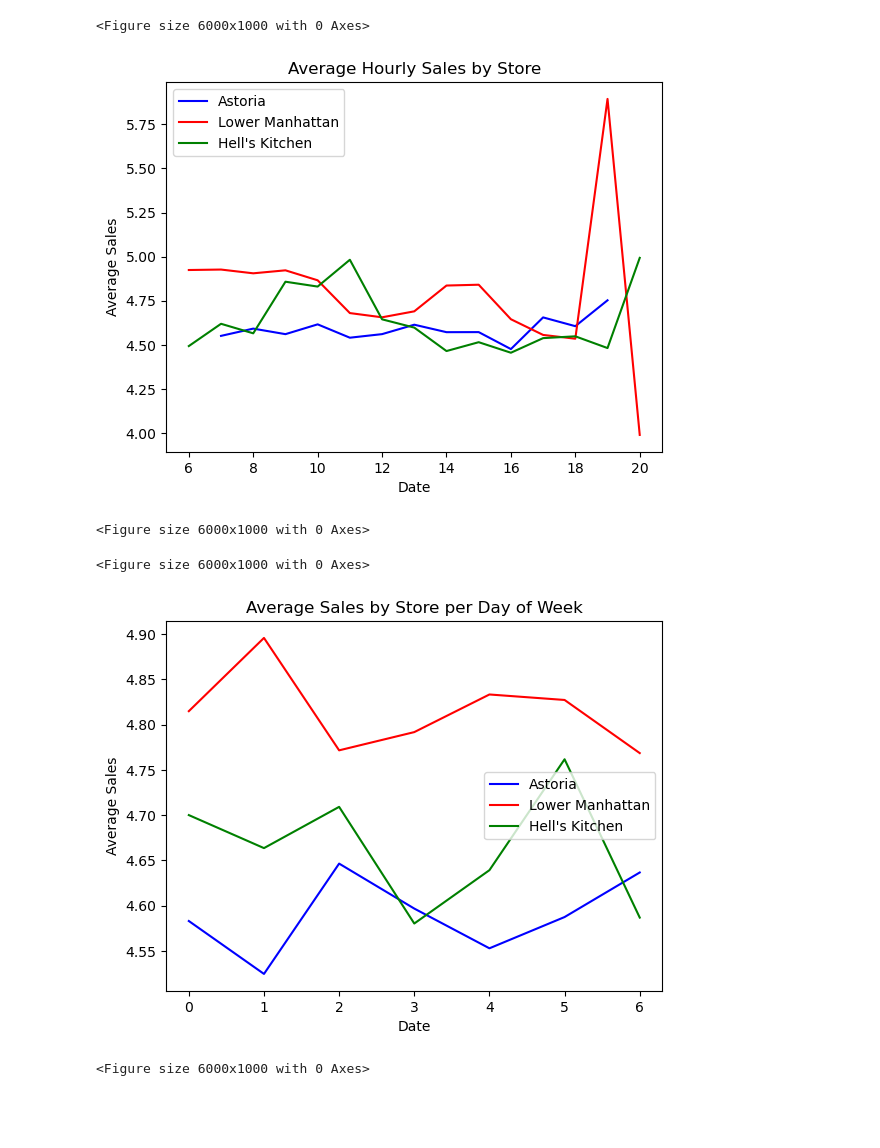
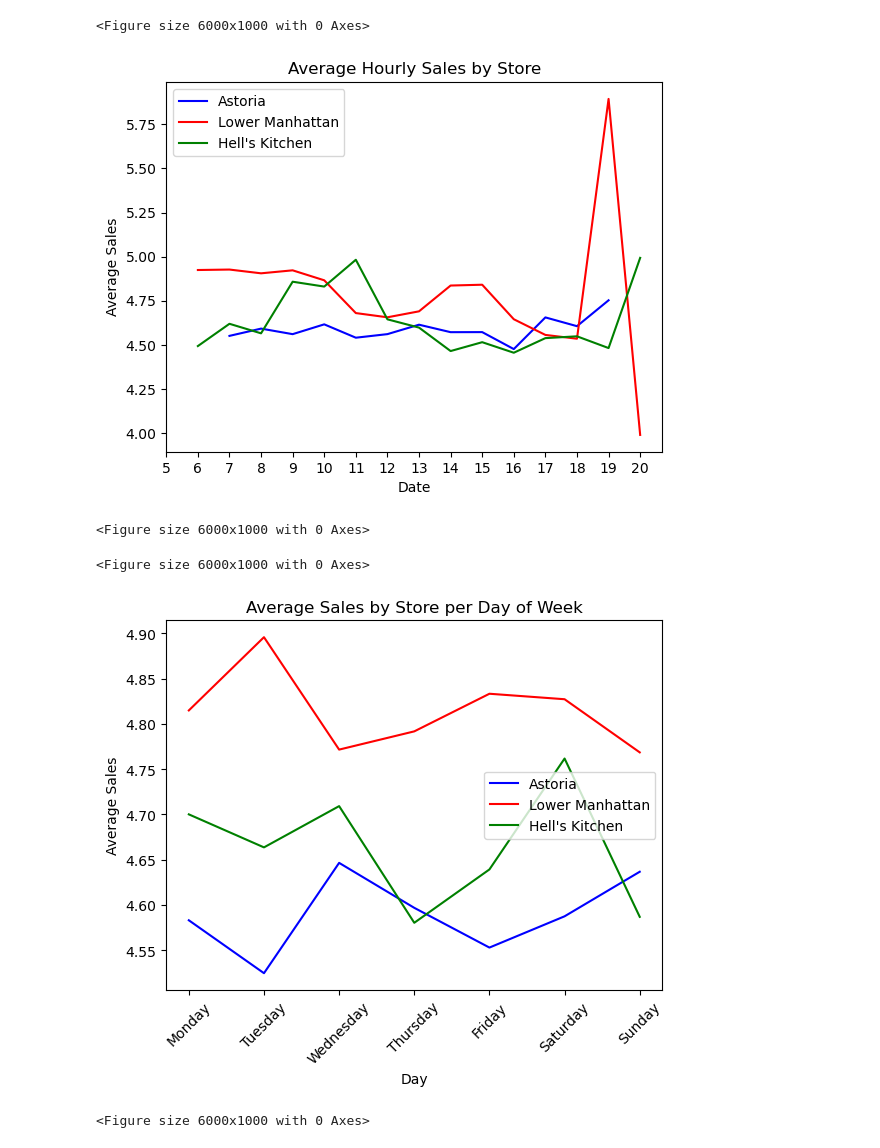
Before and after one commit to cedetraz96/Coffee_Crew, a Jupyter notebook: CoffeeShopAnalysis.ipynb, the cells around one changed output. Drawn from its saved outputs; the diff is of its cells as text; code cells hidden in the pictures; blank space fills up the shorter version.

Commit message:
Tweaks to initial charts

```diff
--- a/CoffeeShopAnalysis.ipynb
+++ b/CoffeeShopAnalysis.ipynb
@@ -214,6 +203,10 @@ plt.plot(store1_avgsales, label='Astoria', color='blue')
 plt.plot(store2_avgsales, label='Lower Manhattan', color='red')
 plt.plot(store3_avgsales, label="Hell's Kitchen", color='green')
 
+#Change the x axis to display hours as 12 hour time label starting at 6am and ending at 8pm
+plt.xticks(np.arange(5, 21, 1))
+
+
 plt.xlabel('Date')
 plt.ylabel('Average Sales')
 plt.title('Average Hourly Sales by Store')
@@ -222,25 +215,28 @@ plt.figure(figsize=(60,10))
 
 plt.show()
 # %% [output]
-[figure, old version]
+[figure, new version]
 <Figure size 6000x1000 with 0 Axes>
 # %%
 #Create a dataframe for each store's average sales using the custom function by day of week
 store1_avgsales = store1_df.groupby('dayofweek').apply(avg_totalsales)
 store2_avgsales = store2_df.groupby('dayofweek').apply(avg_totalsales)
 store3_avgsales = store3_df.groupby('dayofweek').apply(avg_totalsales)
 
 #Dispalay the average sales for each store as a line graph
 plt.plot(store1_avgsales, label='Astoria', color='blue')
 plt.plot(store2_avgsales, label='Lower Manhattan', color='red')
 plt.plot(store3_avgsales, label="Hell's Kitchen", color='green')
 
-plt.xlabel('Date')
+#Change the x axis labels to day of week names
+plt.xticks(np.arange(7), ('Monday', 'Tuesday', 'Wednesday', 'Thursday', 'Friday', 'Saturday', 'Sunday'), rotation=45)
+
+plt.xlabel('Day')
 plt.ylabel('Average Sales')
 plt.title('Average Sales by Store per Day of Week')
 plt.legend(loc='best')
 plt.figure(figsize=(60,10))
 # %% [output]
 <Figure size 6000x1000 with 0 Axes>
-[figure, old version]
+[figure, new version]
 <Figure size 6000x1000 with 0 Axes>
```
Also changed, not shown: parts of 2 cells of this notebook.
